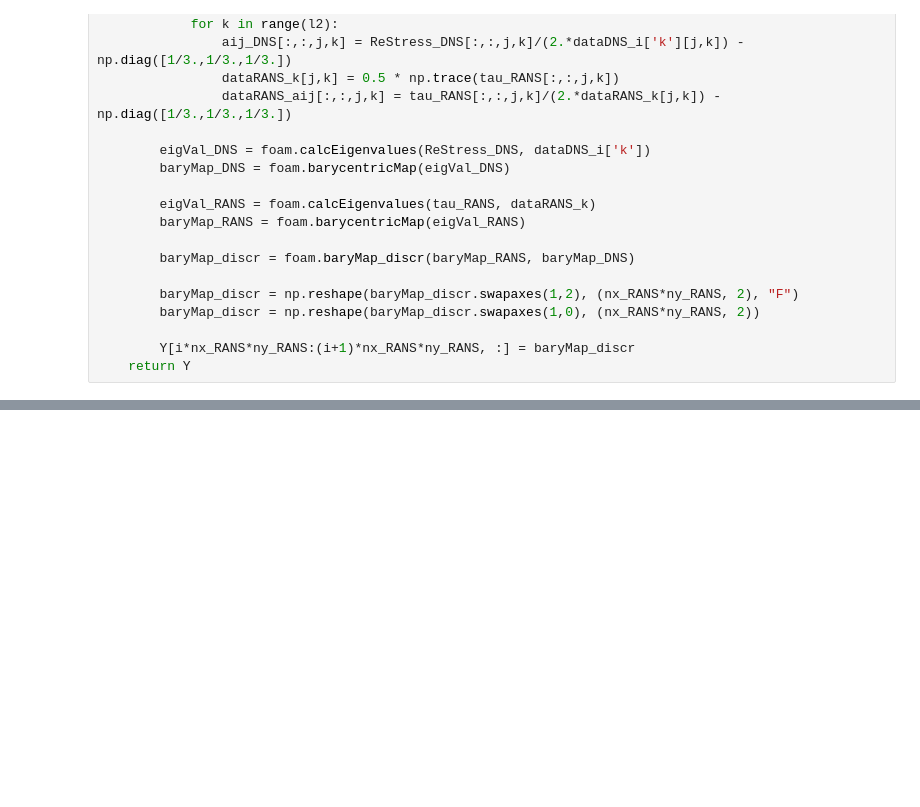
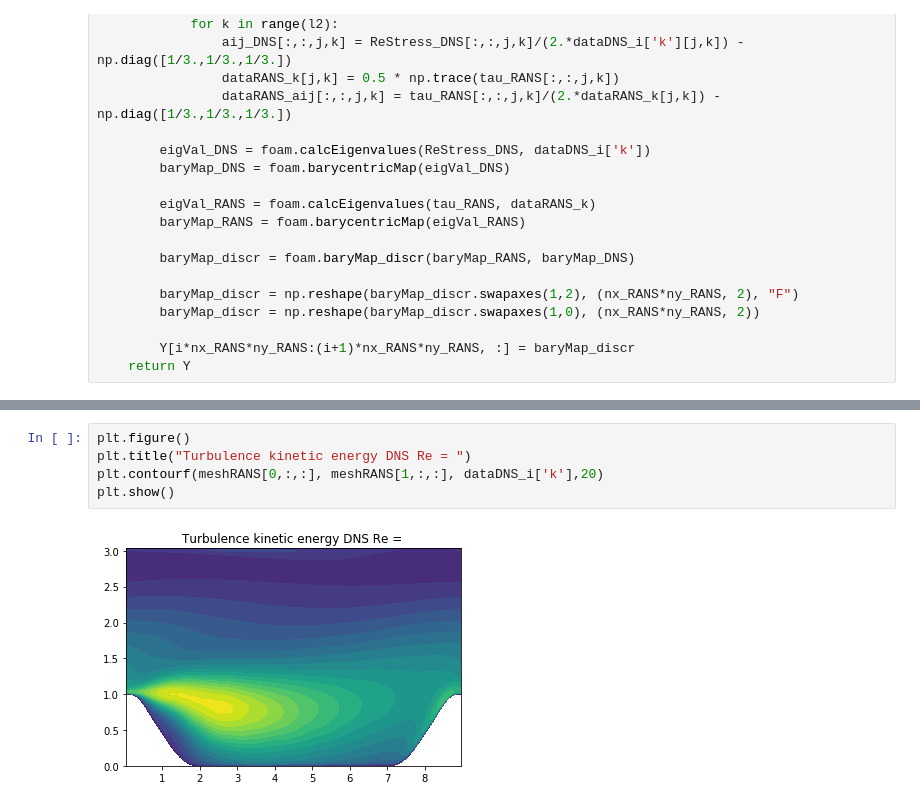
Before and after one commit to JensLangerak/minor-project-turbulence, a Jupyter notebook: RandomForrest Notebook.ipynb, the cells around one changed output, grey strips where cells are left out. Cells and saved outputs as stored; diff of their text form; blank space fills up the shorter version.

```diff
--- a/RandomForrest Notebook.ipynb
+++ b/RandomForrest Notebook.ipynb
@@ -377,0 +403,7 @@ plt.show()
+# %%
+plt.figure()
+plt.title("Turbulence kinetic energy DNS Re = ")
+plt.contourf(meshRANS[0,:,:], meshRANS[1,:,:], dataDNS_i['k'],20)
+plt.show()
+# %% [output]
+[figure, added]
```
Also changed, not shown: parts of 12 cells of this notebook, 1 other file.
